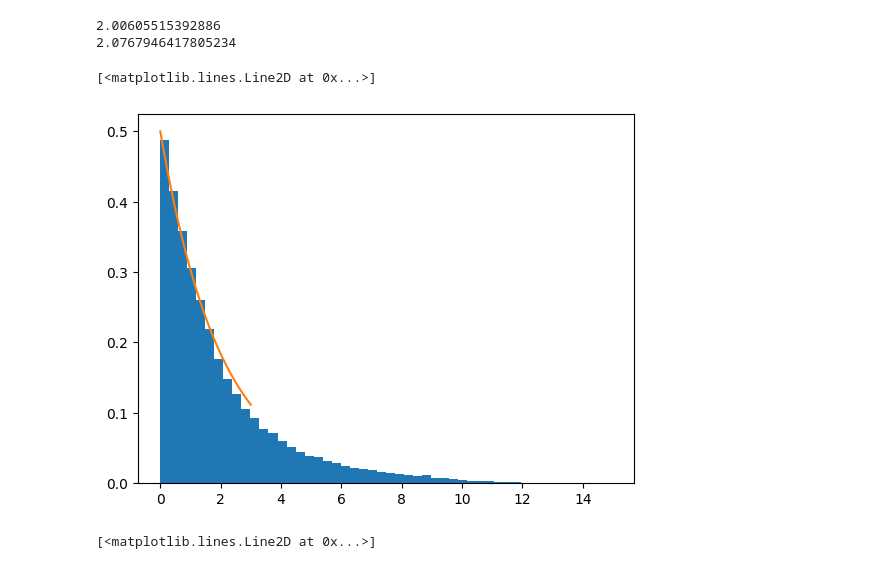
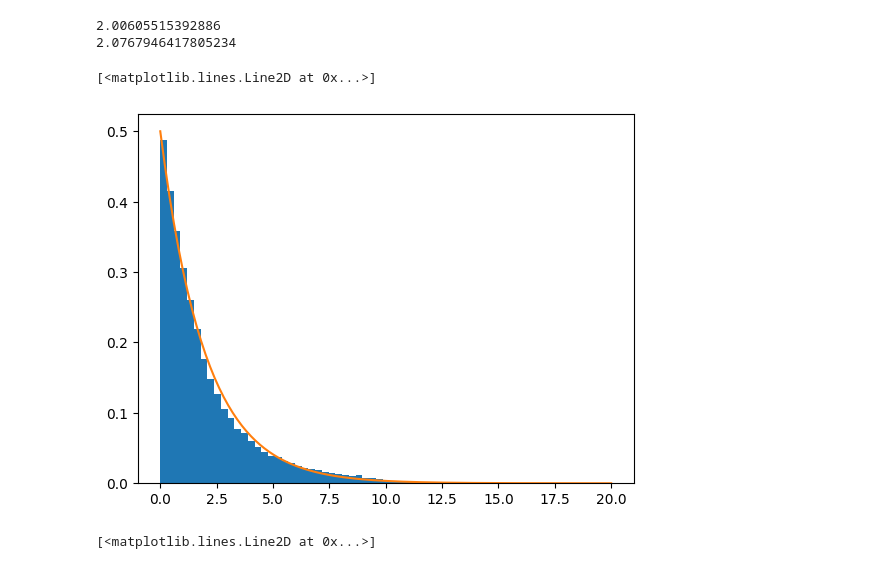
Before and after one commit to ZahibVentura/Simulaci-n-2-, a Jupyter notebook: Distribucion_exponencial_MH.ipynb, the cells around one changed output. Drawn from its saved outputs; the diff is of its cells as text; code cells hidden in the pictures.

```diff
--- a/Distribucion_exponencial_MH.ipynb
+++ b/Distribucion_exponencial_MH.ipynb
@@ -40,11 +40,11 @@ print(np.std(x))
 2.0767946417805234
 # %%
 plt.hist(x,density=True,bins=50)
-xs = np.linspace(0.0,3,200)
+xs = np.linspace(0.0,20,200)
 plt.plot(xs,f(xs,lamda))
 # %% [output]
 [<matplotlib.lines.Line2D at 0x...>]
-[figure, old version]
+[figure, new version]
 # %%
 plt.plot(x[:100])
 # %% [output]
```
